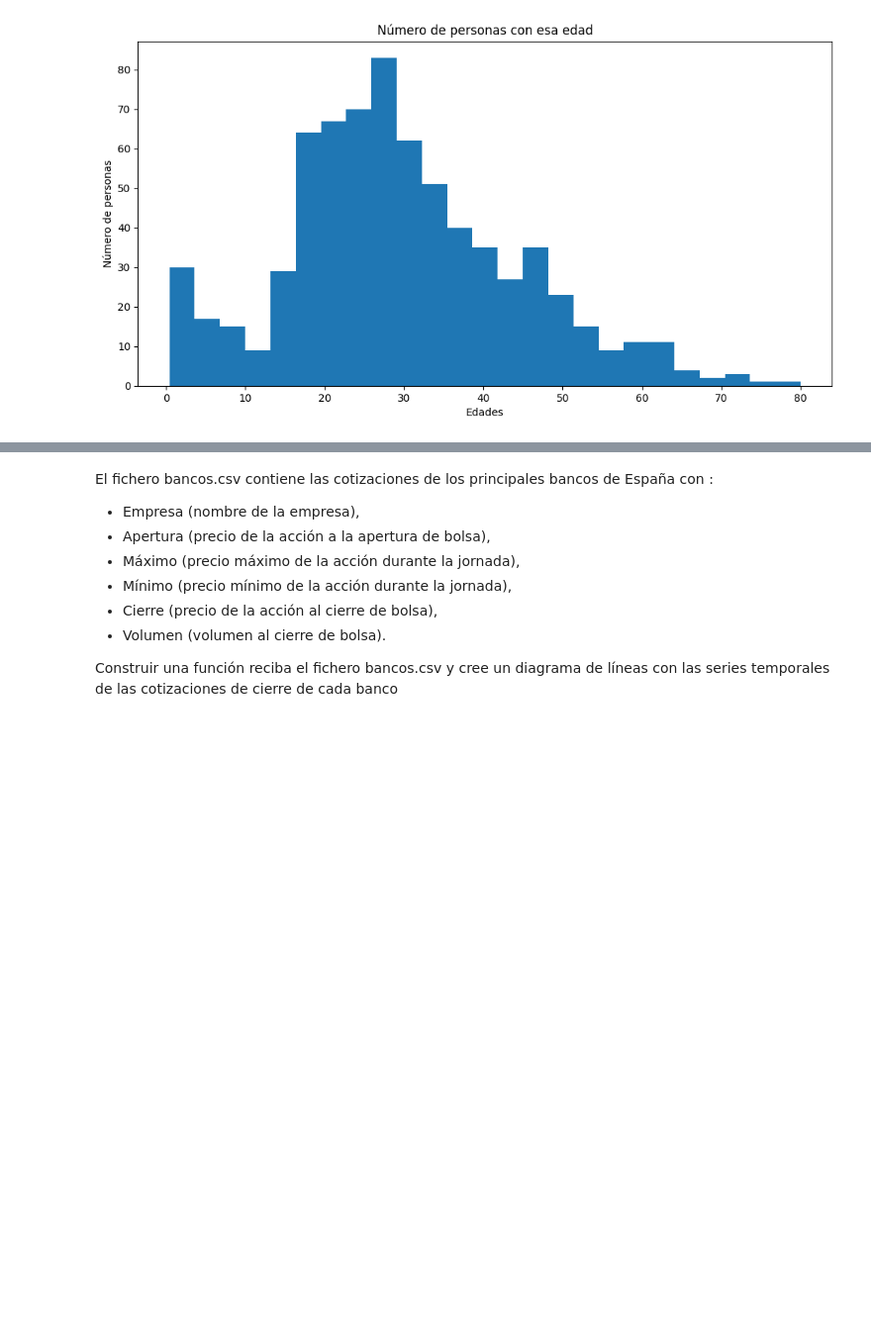
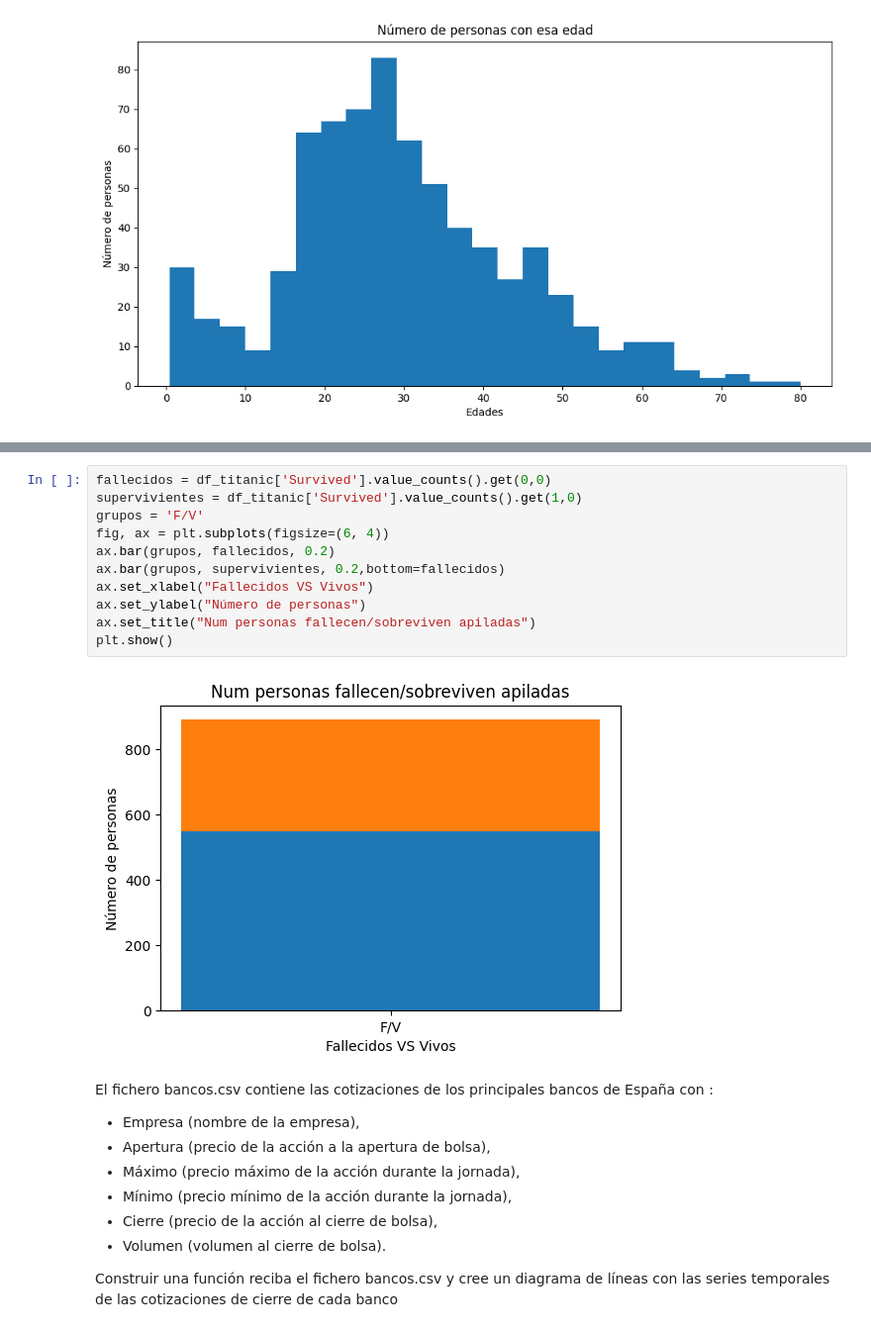
Before and after one commit to jmrodriguez2552/CEDAPY_25_26, a Jupyter notebook: ANALISIS_DATOS_PYTHON/NOTEBOOKS/EJERCICIOS/5101_EJERCICIO-5_Gráficos_Matplotlib.ipynb, the cells around one changed output, grey strips where cells are left out. Shown: that part at 99% size. Cells and saved outputs as stored; diff of their text form; blank space fills up the shorter version.

```diff
--- a/ANALISIS_DATOS_PYTHON/NOTEBOOKS/EJERCICIOS/5101_EJERCICIO-5_Gráficos_Matplotlib.ipynb
+++ b/ANALISIS_DATOS_PYTHON/NOTEBOOKS/EJERCICIOS/5101_EJERCICIO-5_Gráficos_Matplotlib.ipynb
@@ -84,3 +105,16 @@ ax.bar(df_titanic['Pclass'], df_titanic.groupby('PassengerId')['Pclass'].sum())
+# %%
+fallecidos = df_titanic['Survived'].value_counts().get(0,0)
+supervivientes = df_titanic['Survived'].value_counts().get(1,0)
+grupos = 'F/V'
+fig, ax = plt.subplots(figsize=(6, 4))
+ax.bar(grupos, fallecidos, 0.2)
+ax.bar(grupos, supervivientes, 0.2,bottom=fallecidos)
+ax.set_xlabel("Fallecidos VS Vivos")
+ax.set_ylabel("Número de personas")
+ax.set_title("Num personas fallecen/sobreviven apiladas")
+plt.show()
+# %% [output]
+[figure, added]
 # %% [markdown]
 El fichero bancos.csv contiene las cotizaciones de los principales bancos de España con :
 - Empresa (nombre de la empresa),
```
Also changed, not shown: parts of 2 cells of this notebook, 1 other file.
